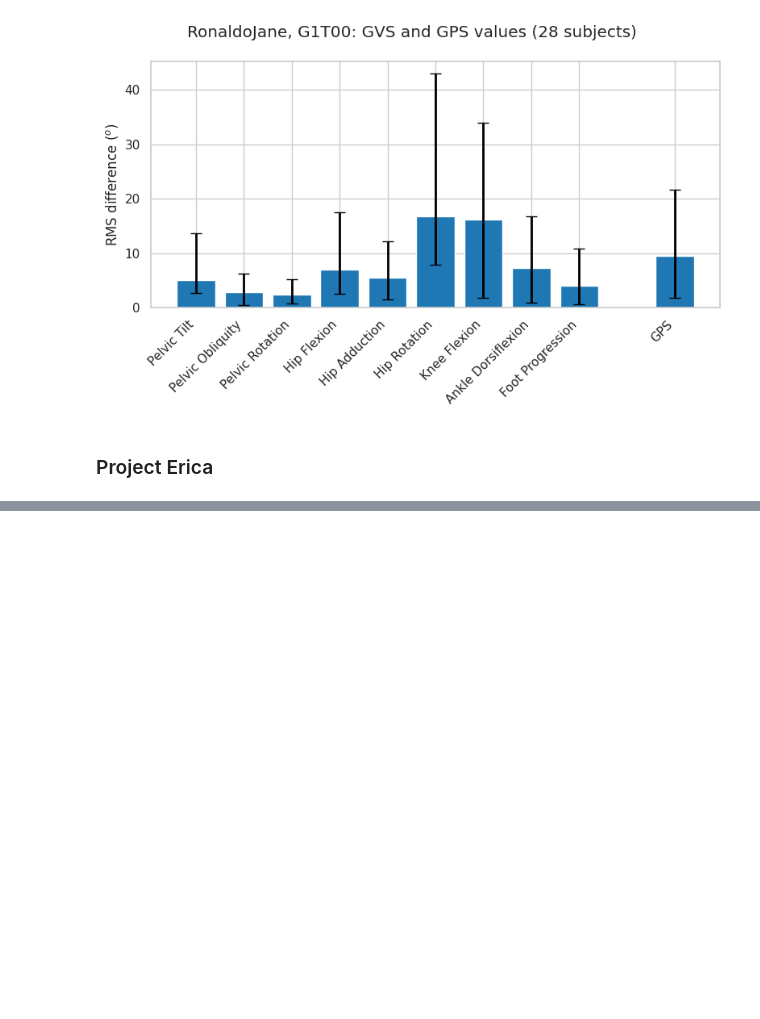
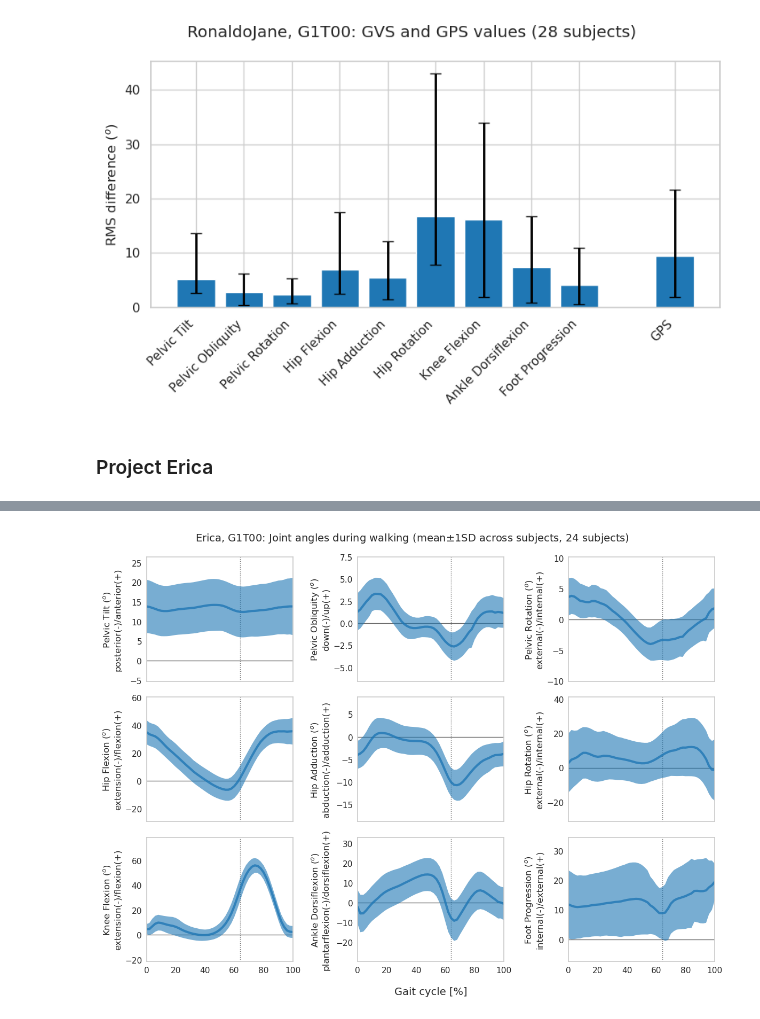
Before and after one commit to demotu/gait_score, a Jupyter notebook: notebooks/gps.ipynb, the cells around one changed output, grey strips where cells are left out. Saved outputs shown, nothing was run; the diff lists cells and outputs as text; code cells hidden in the pictures; blank space fills up the shorter version.

```diff
--- a/notebooks/gps.ipynb
+++ b/notebooks/gps.ipynb
@@ -298,0 +345,7 @@ path2 = Path(r'./../data/Erica/')
+# %%
+dam = da.reduce(np.nanmean, dim='Subject')
+dastd = da.reduce(np.nanstd, ddof=1, dim='Subject')#/np.sqrt(NS)
+
+plot_subjects_m_std(dam, dastd, path2, metadata2, group, assessment, NS)
+# %% [output]
+[figure, added]
```
Also changed, not shown: parts of 8 cells of this notebook, 2 other files.
